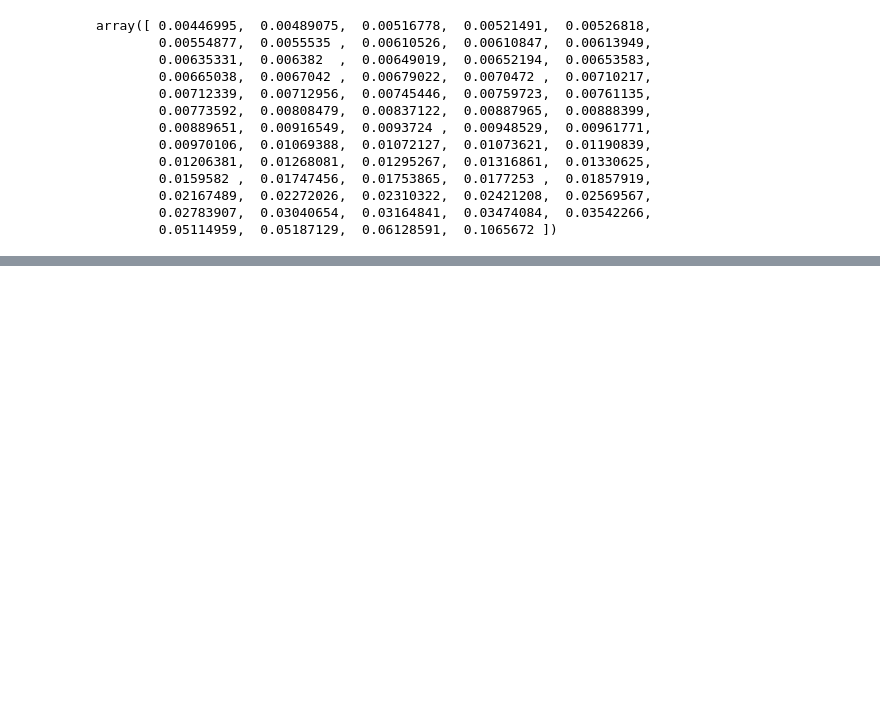
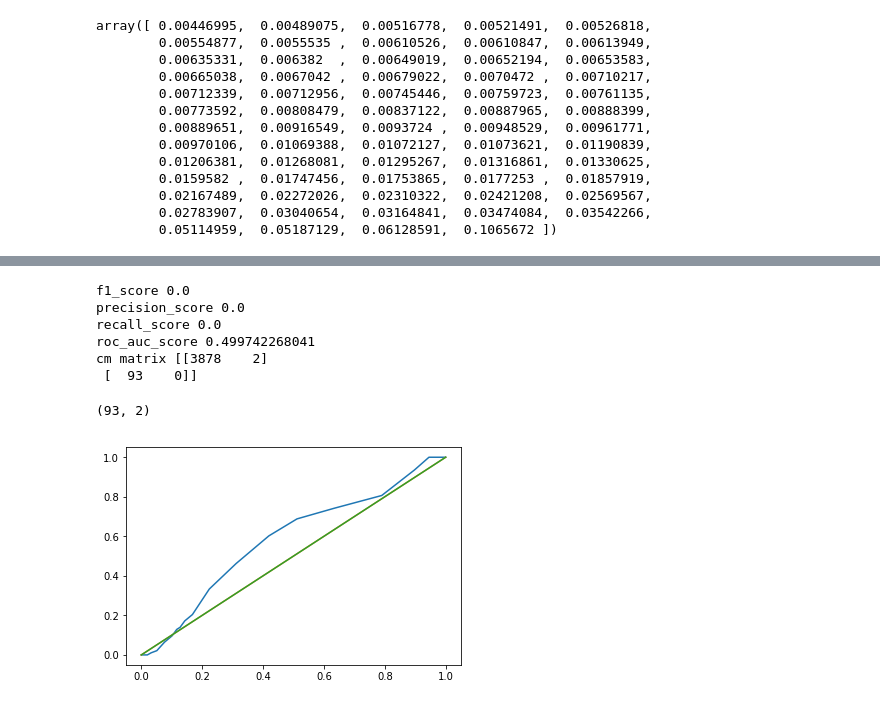
Before and after one commit to SiddharthPant/hackathon_bankruptcy, a Jupyter notebook: dataset_4/Improvement2.ipynb, the cells around one changed output, grey strips where cells are left out. Drawn from its saved outputs; the diff is of its cells as text; code cells hidden in the pictures; blank space fills up the shorter version.

```diff
--- a/dataset_4/Improvement2.ipynb
+++ b/dataset_4/Improvement2.ipynb
@@ -183,0 +232,8 @@ Length: 64, dtype: float64
+# %%
+X_smote3 = X_smote2.copy()
+for col in X_smote2.columns:
+    X_smote3[col] = np.log(X_smote2[col] + 1 - min(X_smote2[col]))
+# %%
+X_test5 = X_test4.copy()
+for col in X_test4.columns:
+    X_test5[col] = np.log(X_test4[col] + 1 - min(X_test4[col]))
@@ -183,0 +244,23 @@ Length: 64, dtype: float64
+# %%
+model = RandomForestClassifier(random_state=9, n_estimators=100)
+model.fit(X_smote3, y_smote)
+y_pred = model.predict(X_test5)
+print "f1_score", f1_score(y_test3, y_pred)
+print "precision_score", precision_score(y_test3, y_pred)
+print "recall_score", recall_score(y_test3, y_pred)
+print "roc_auc_score", roc_auc_score(y_test3, y_pred)
+print "cm matrix", confusion_matrix(y_test3, y_pred)
+scores = [n for m, n in model.predict_proba(X_test5)]
+fpr, tpr, thresholds = roc_curve(y_test3, scores)
+plt.plot(fpr, tpr)
+plt.plot([(0,0), (1,1)])
+len(y_test3[y_test3 == 1]), len(y_pred[y_pred == 1])
+# %% [output]
+f1_score 0.0
+precision_score 0.0
+recall_score 0.0
+roc_auc_score 0.499742268041
+cm matrix [[3878    2]
+ [  93    0]]
+(93, 2)
+[figure, added]
```
Also changed, not shown: parts of 17 cells of this notebook, 1 other file.
